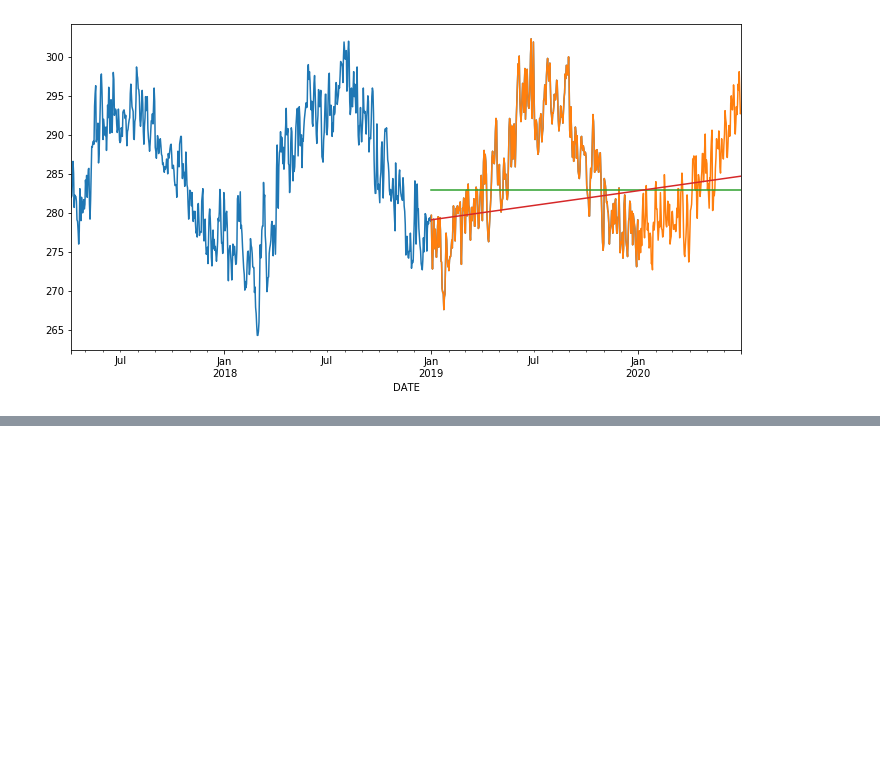
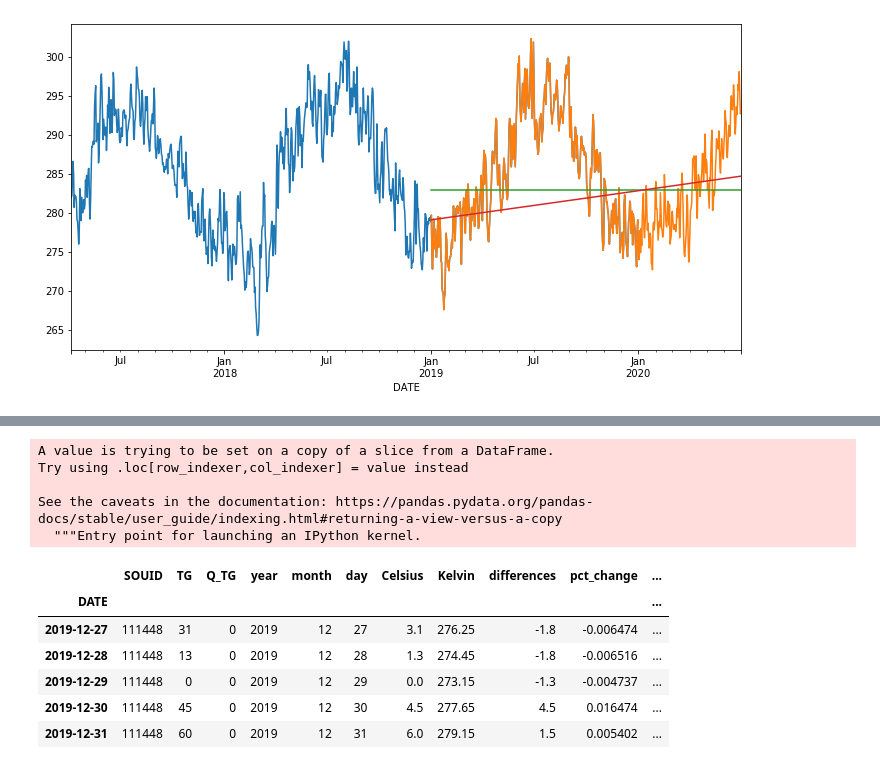
Before and after one commit to Basmatz/Spiced-bootcamp, a Jupyter notebook: week_05/Day1.ipynb, the cells around one changed output, grey strips where cells are left out. Cells and saved outputs as stored; diff of their text form; code cells hidden in the pictures; blank space fills up the shorter version.

```diff
--- a/week_05/Day1.ipynb
+++ b/week_05/Day1.ipynb
@@ -164,0 +176,16 @@ plot_forecast(df_train, df_test, ['y_pred_mean', 'y_pred_mean_pct_change'])
+# %%
+df_train['monthly_means'] = df_train.groupby('month')['pct_change'].transform("mean")
+df_train.tail()
+# %% [output]
+A value is trying to be set on a copy of a slice from a DataFrame.
+Try using .loc[row_indexer,col_indexer] = value instead
+
+See the caveats in the documentation: https://pandas.pydata.org/pandas-docs/stable/user_guide/indexing.html#returning-a-view-versus-a-copy
+  """Entry point for launching an IPython kernel.
+|  | SOUID | TG | Q_TG | year | month | day | Celsius | Kelvin | differences | pct_change | ... |
+| DATE |  |  |  |  |  |  |  |  |  |  | ... |
+| 2019-12-27 | 111448 | 31 | 0 | 2019 | 12 | 27 | 3.1 | 276.25 | -1.8 | -0.006474 | ... |
+| 2019-12-28 | 111448 | 13 | 0 | 2019 | 12 | 28 | 1.3 | 274.45 | -1.8 | -0.006516 | ... |
+| 2019-12-29 | 111448 | 0 | 0 | 2019 | 12 | 29 | 0.0 | 273.15 | -1.3 | -0.004737 | ... |
+| 2019-12-30 | 111448 | 45 | 0 | 2019 | 12 | 30 | 4.5 | 277.65 | 4.5 | 0.016474 | ... |
+| 2019-12-31 | 111448 | 60 | 0 | 2019 | 12 | 31 | 6.0 | 279.15 | 1.5 | 0.005402 | ... |
```
Also changed, not shown: parts of 11 cells of this notebook.
